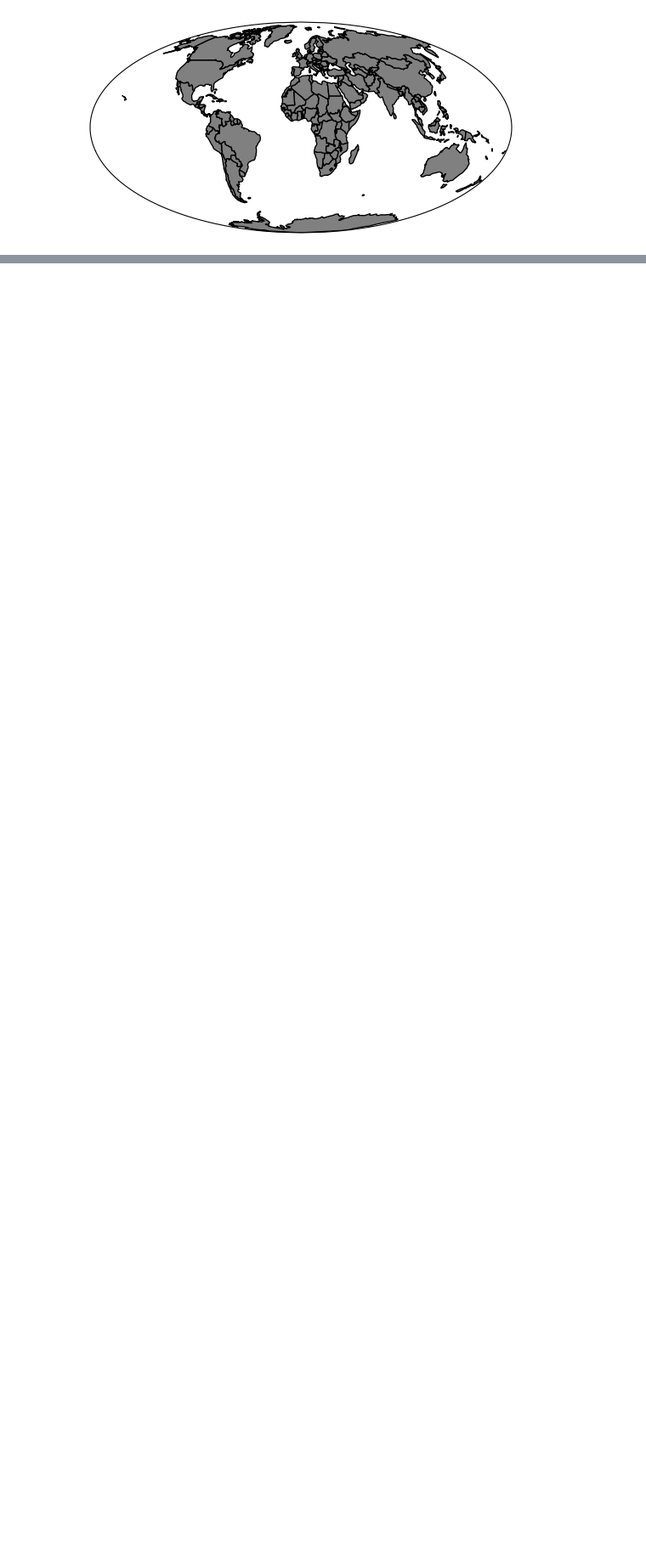
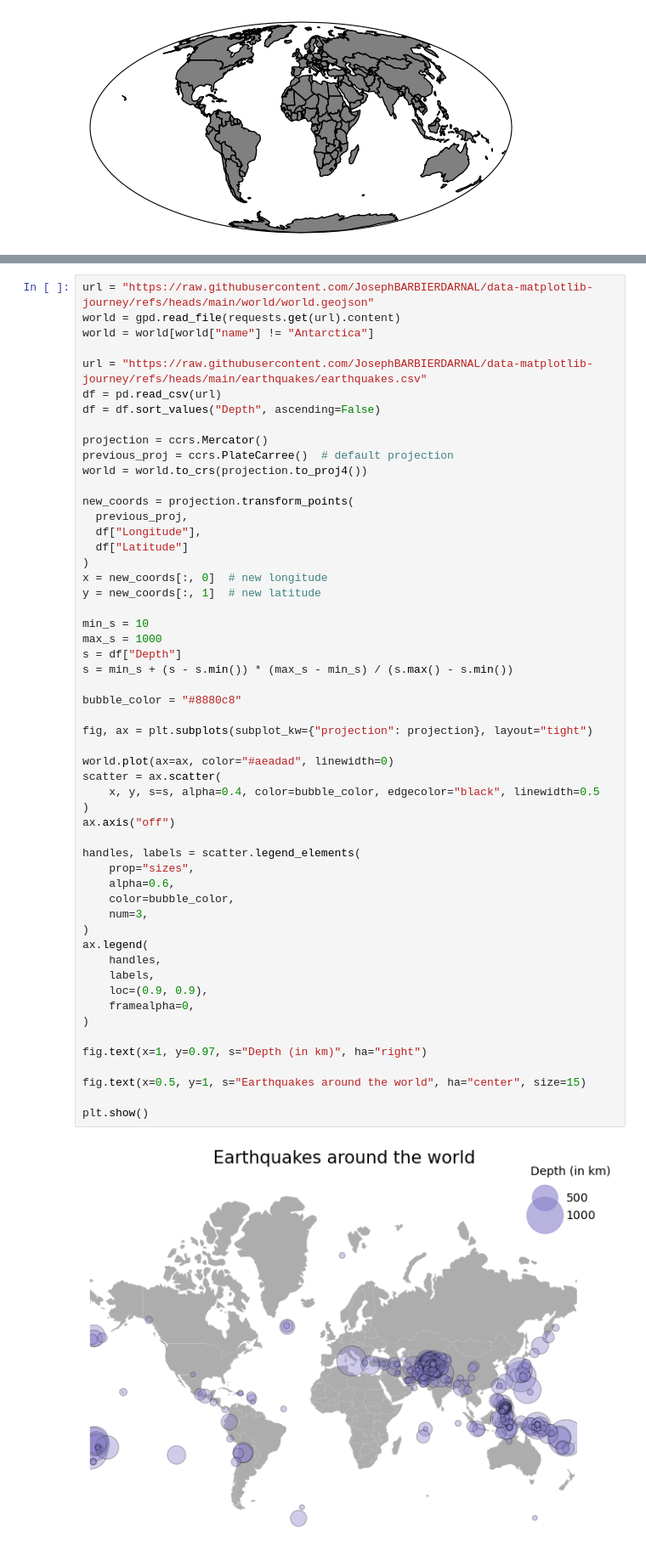
Before and after one commit to babaniyi/Data-visualisation, a Jupyter notebook: notebooks/playground/maps.ipynb, the cells around one changed output, grey strips where cells are left out. Shown at 85% size. Drawn from its saved outputs; the diff is of its cells as text; blank space fills up the shorter version.

```diff
--- a/notebooks/playground/maps.ipynb
+++ b/notebooks/playground/maps.ipynb
@@ -123,0 +240,56 @@ plt.show()
+# %%
+url = "https://raw.githubusercontent.com/JosephBARBIERDARNAL/data-matplotlib-journey/refs/heads/main/world/world.geojson"
+world = gpd.read_file(requests.get(url).content)
+world = world[world["name"] != "Antarctica"]
+
+url = "https://raw.githubusercontent.com/JosephBARBIERDARNAL/data-matplotlib-journey/refs/heads/main/earthquakes/earthquakes.csv"
+df = pd.read_csv(url)
+df = df.sort_values("Depth", ascending=False)
+
+projection = ccrs.Mercator()
+previous_proj = ccrs.PlateCarree()  # default projection
+world = world.to_crs(projection.to_proj4())
+
+new_coords = projection.transform_points(
+  previous_proj,
+  df["Longitude"],
+  df["Latitude"]
+)
+x = new_coords[:, 0]  # new longitude
+y = new_coords[:, 1]  # new latitude
+
+min_s = 10
+max_s = 1000
+s = df["Depth"]
+s = min_s + (s - s.min()) * (max_s - min_s) / (s.max() - s.min())
+
+bubble_color = "#8880c8"
+
+fig, ax = plt.subplots(subplot_kw={"projection": projection}, layout="tight")
+
+world.plot(ax=ax, color="#aeadad", linewidth=0)
+scatter = ax.scatter(
+    x, y, s=s, alpha=0.4, color=bubble_color, edgecolor="black", linewidth=0.5
+)
+ax.axis("off")
+
+handles, labels = scatter.legend_elements(
+    prop="sizes",
+    alpha=0.6,
+    color=bubble_color,
+    num=3,
+)
+ax.legend(
+    handles,
+    labels,
+    loc=(0.9, 0.9),
+    framealpha=0,
+)
+
+fig.text(x=1, y=0.97, s="Depth (in km)", ha="right")
+
+fig.text(x=0.5, y=1, s="Earthquakes around the world", ha="center", size=15)
+
+plt.show()
+# %% [output]
+[figure, added]
```
Also changed, not shown: parts of 7 cells of this notebook.
